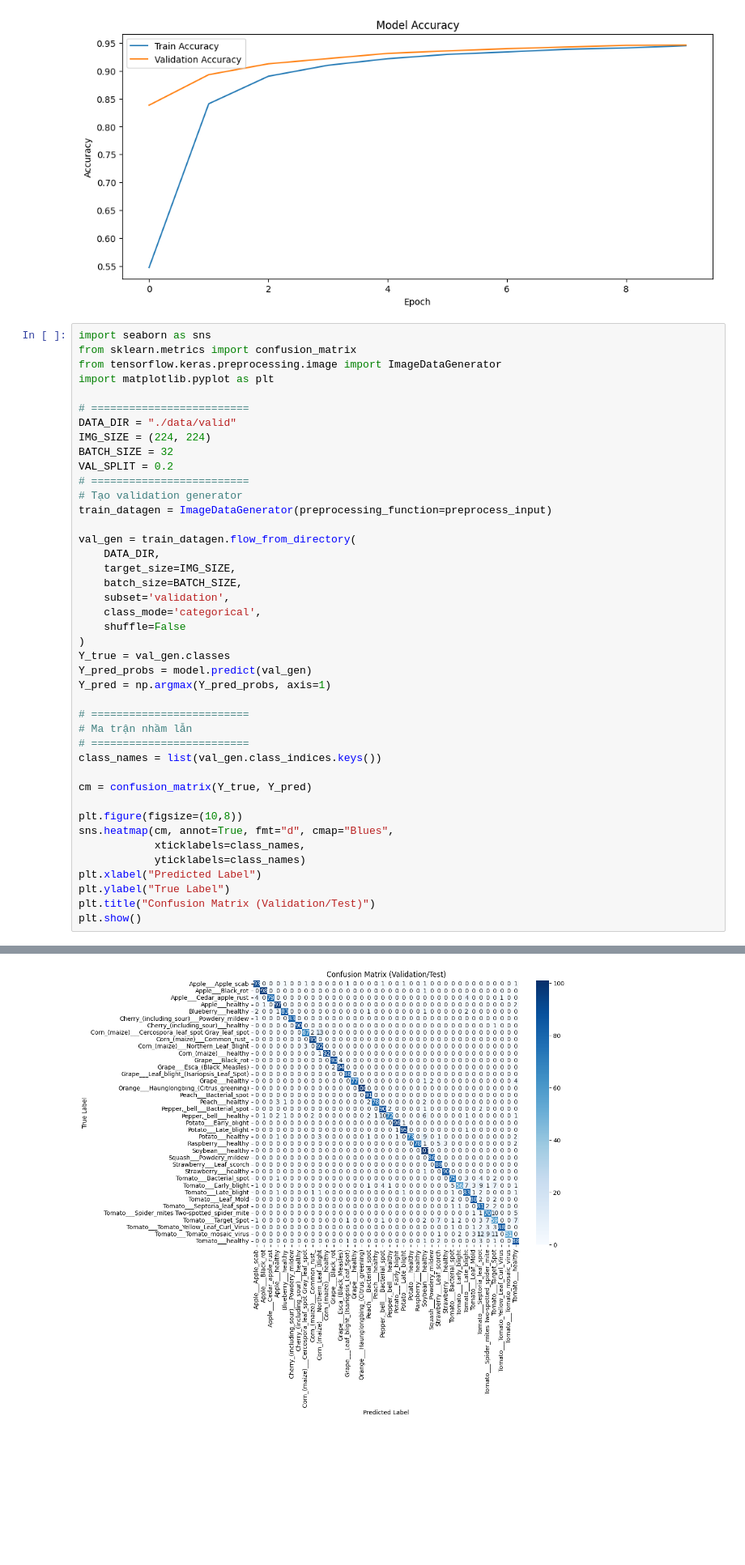
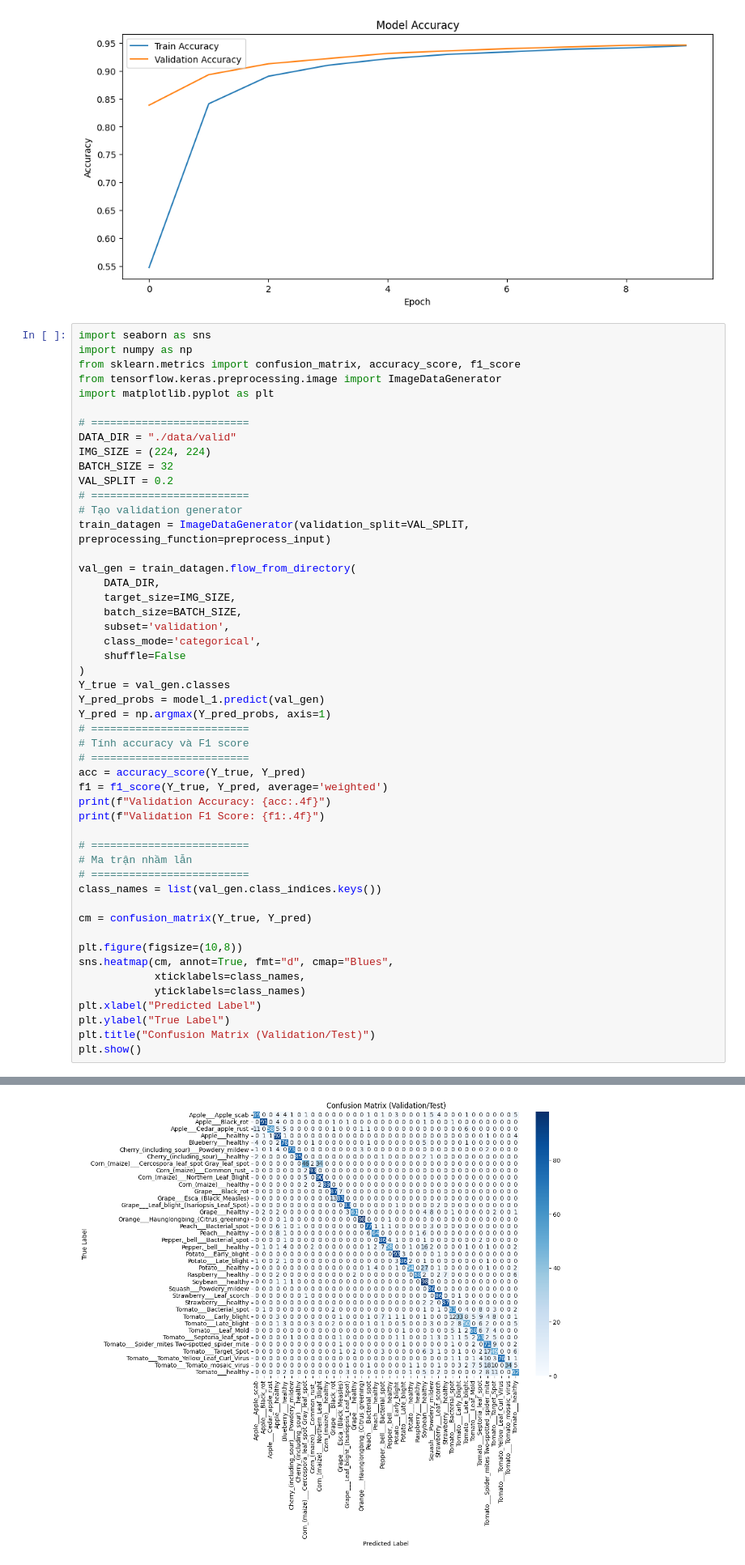
Before and after one commit to TriThien1608/Nhom6_ML, a Jupyter notebook: model_1_Hua_Khanh_Duy/new_plant.ipynb, the cells around one changed output, grey strips where cells are left out. Shown at 81% size. Saved outputs shown, nothing was run; the diff lists cells and outputs as text; blank space fills up the shorter version.

```diff
--- a/model_1_Hua_Khanh_Duy/new_plant.ipynb
+++ b/model_1_Hua_Khanh_Duy/new_plant.ipynb
@@ -400,7 +400,8 @@ plt.show()
 [figure]
 # %%
 import seaborn as sns
-from sklearn.metrics import confusion_matrix
+import numpy as np
+from sklearn.metrics import confusion_matrix, accuracy_score, f1_score
 from tensorflow.keras.preprocessing.image import ImageDataGenerator
 import matplotlib.pyplot as plt
 
@@ -411,7 +412,7 @@ BATCH_SIZE = 32
 VAL_SPLIT = 0.2
 # =========================
 # Tạo validation generator
-train_datagen = ImageDataGenerator(preprocessing_function=preprocess_input)
+train_datagen = ImageDataGenerator(validation_split=VAL_SPLIT, preprocessing_function=preprocess_input)
 
 val_gen = train_datagen.flow_from_directory(
     DATA_DIR,
@@ -422,8 +423,15 @@ val_gen = train_datagen.flow_from_directory(
     shuffle=False
 )
 Y_true = val_gen.classes
-Y_pred_probs = model.predict(val_gen)
+Y_pred_probs = model_1.predict(val_gen)
 Y_pred = np.argmax(Y_pred_probs, axis=1)
+# =========================
+# Tính accuracy và F1 score
+# =========================
+acc = accuracy_score(Y_true, Y_pred)
+f1 = f1_score(Y_true, Y_pred, average='weighted')
+print(f"Validation Accuracy: {acc:.4f}")
+print(f"Validation F1 Score: {f1:.4f}")
 
 # =========================
 # Ma trận nhầm lẫn
@@ -446,4 +456,4 @@ Found 3503 images belonging to 38 classes.
-[figure, old version]
+[figure, new version]
 # %%
 from tensorflow.keras.utils import load_img, img_to_array
 
```
Also changed, not shown: parts of 1 cell of this notebook.
